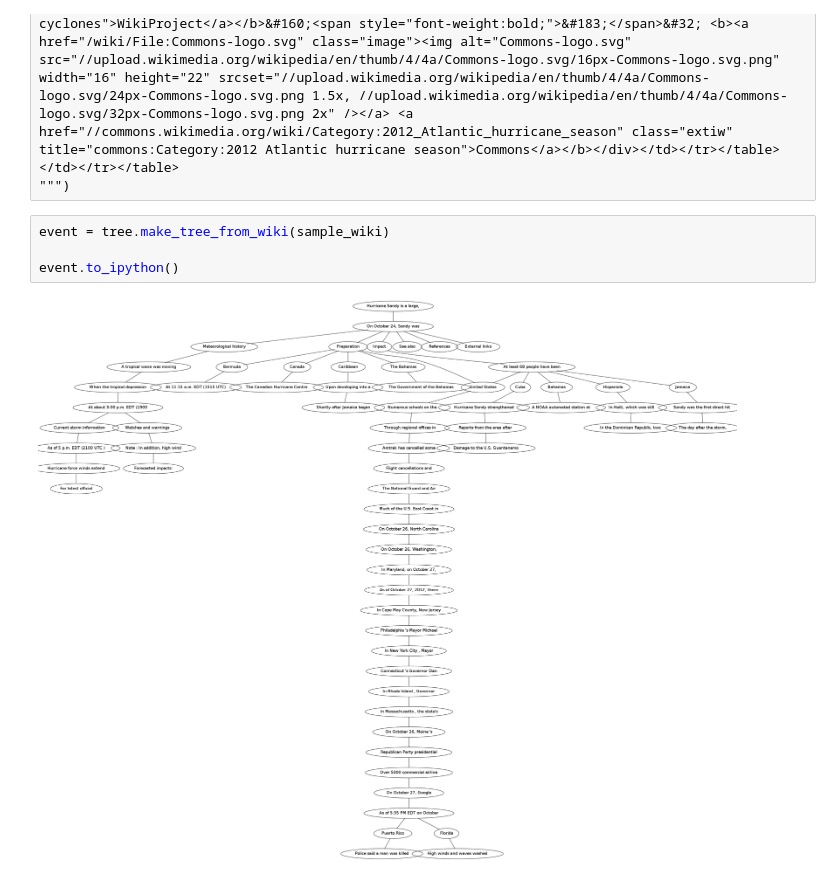
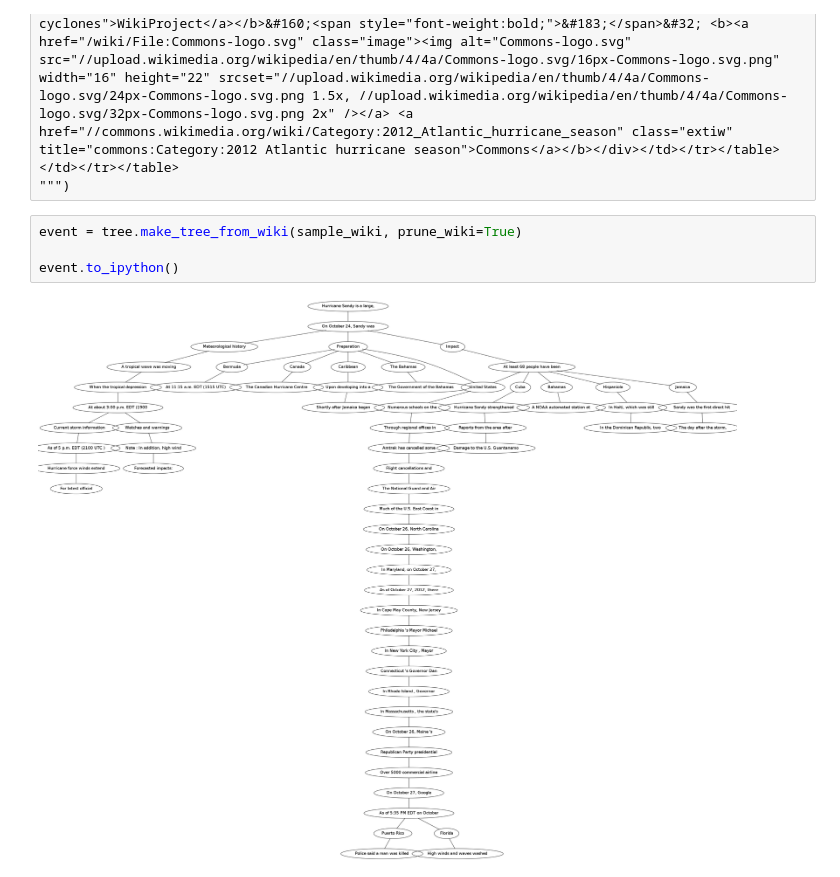
Before and after one commit to kedz/event-parser, a Jupyter notebook: notebooks/Gold Example.ipynb, the cells around one changed output. Cells and saved outputs as stored; diff of their text form.

```diff
--- a/notebooks/Gold Example.ipynb
+++ b/notebooks/Gold Example.ipynb
@@ -543,7 +543,7 @@ Tropical cyclones of the <a href="/wiki/2012_Atlantic_hurricane_season" title="2
 """)
 # %%
-event = tree.make_tree_from_wiki(sample_wiki)
+event = tree.make_tree_from_wiki(sample_wiki, prune_wiki=True)
 
 event.to_ipython()
 # %% [output]
-[figure, old version]
+[figure, new version]
```
Also changed, not shown: 1 other file.
